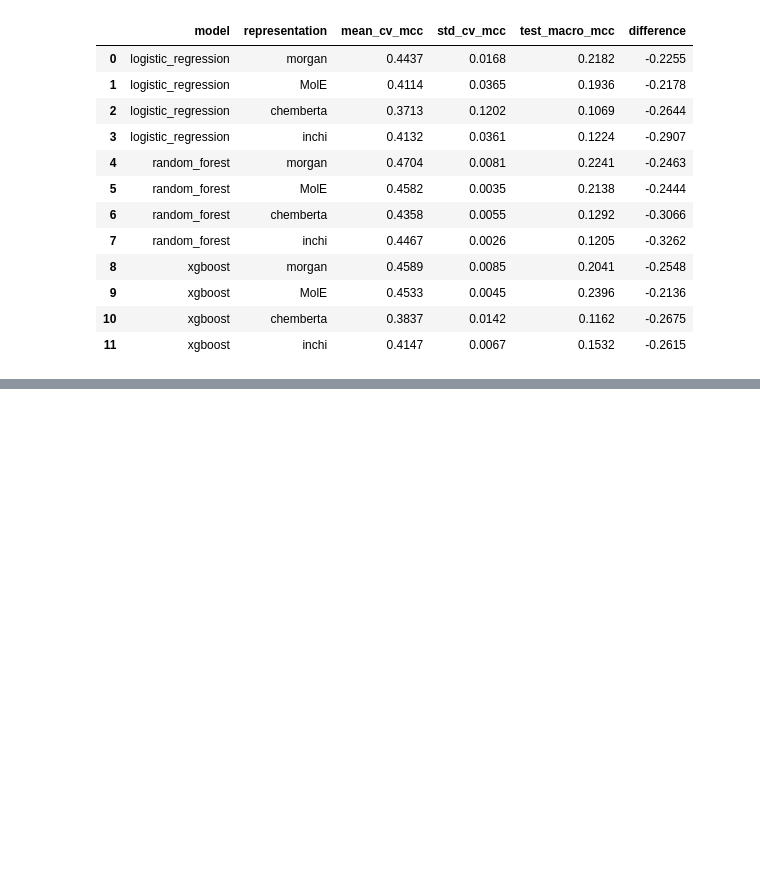
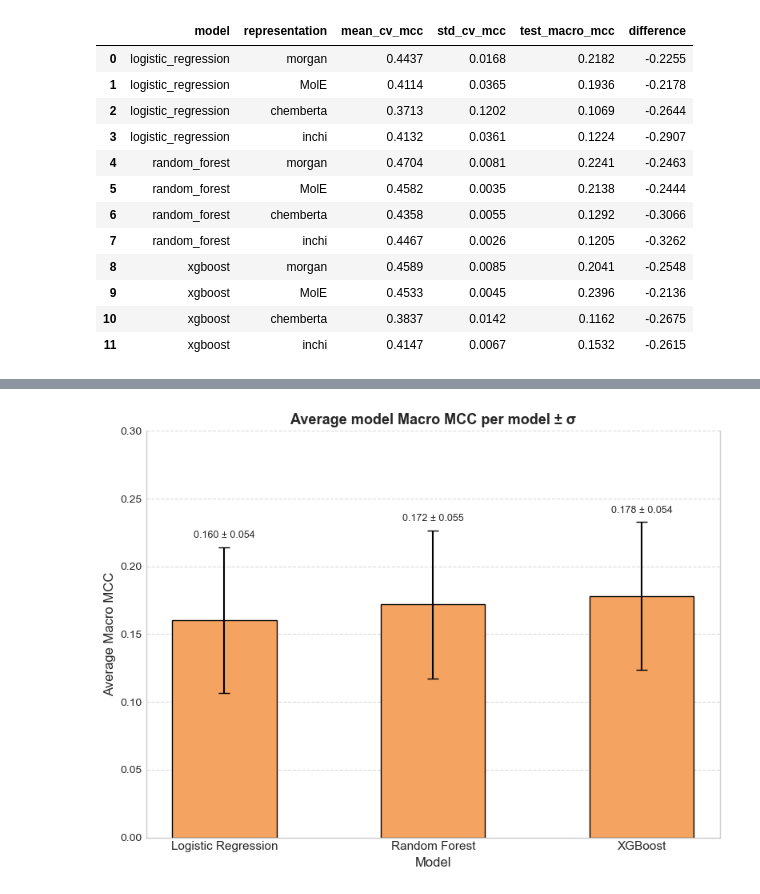
Before and after one commit to grobles17/IMF_TFM_Drug_Metabolism, a Jupyter notebook: main_pipeline/results/collected_results/results_eda.ipynb, the cells around one changed output, grey strips where cells are left out. Drawn from its saved outputs; the diff is of its cells as text; code cells hidden in the pictures; blank space fills up the shorter version.

```diff
--- a/main_pipeline/results/collected_results/results_eda.ipynb
+++ b/main_pipeline/results/collected_results/results_eda.ipynb
@@ -523,0 +486,54 @@ plt.show()
+# %%
+summary_model = pd.read_csv("summary_by_model.csv")
+
+# Define the desired order of models
+model_order = ['logistic_regression', 'random_forest', 'xgboost']
+model_labels = ['Logistic Regression', 'Random Forest', 'XGBoost']
+
+# Reorder the dataframe
+summary_model['model'] = pd.Categorical(
+    summary_model['model'], categories=model_order, ordered=True
+)
+summary_model = summary_model.sort_values('model').reset_index(drop=True)
+
+plt.figure(figsize=(8, 6))
+
+bars = plt.bar(
+    x=summary_model['model'],
+    height=summary_model['mean_macro_mcc'],
+    yerr=summary_model['std_macro_mcc'],
+    color='sandybrown',
+    edgecolor='black',
+    capsize=5,
+    width=0.5,
+    error_kw={'linewidth': 1.5, 'ecolor': 'black'}
+)
+
+# Add value labels above the error bars
+for bar, mean, std in zip(bars, summary_model['mean_macro_mcc'], summary_model['std_macro_mcc']):
+    y_pos = mean + std + 0.005
+    plt.text(bar.get_x() + bar.get_width()/2., y_pos,
+             f'{mean:.3f} ± {std:.3f}',
+             ha='center', va='bottom', fontsize=9)
+
+# Customise x‑ticks with the desired labels
+plt.xticks(ticks=range(len(model_order)), labels=model_labels, fontsize=11)
+
+# Labels and title
+plt.ylabel('Average Macro MCC', fontsize=12)
+plt.xlabel('Model', fontsize=12)
+plt.title('Average model Macro MCC per model ± σ', fontsize=13, fontweight='bold')
+plt.ylim(0, 0.3)   # adjust to leave space for labels
+
+# Grid: only horizontal
+plt.grid(axis='y', linestyle='--', alpha=0.7)
+plt.grid(axis='x', linestyle='-', alpha=0) #remove x grid lines for clarity
+
+# Remove top and right spines
+sns.despine(right=False, top=True)
+
+plt.tight_layout()
+plt.savefig('macro_mcc_per_model.png', dpi=300)
+plt.show()
+# %% [output]
+[figure, added]
```
Also changed, not shown: parts of 7 cells of this notebook, 13 other files.
